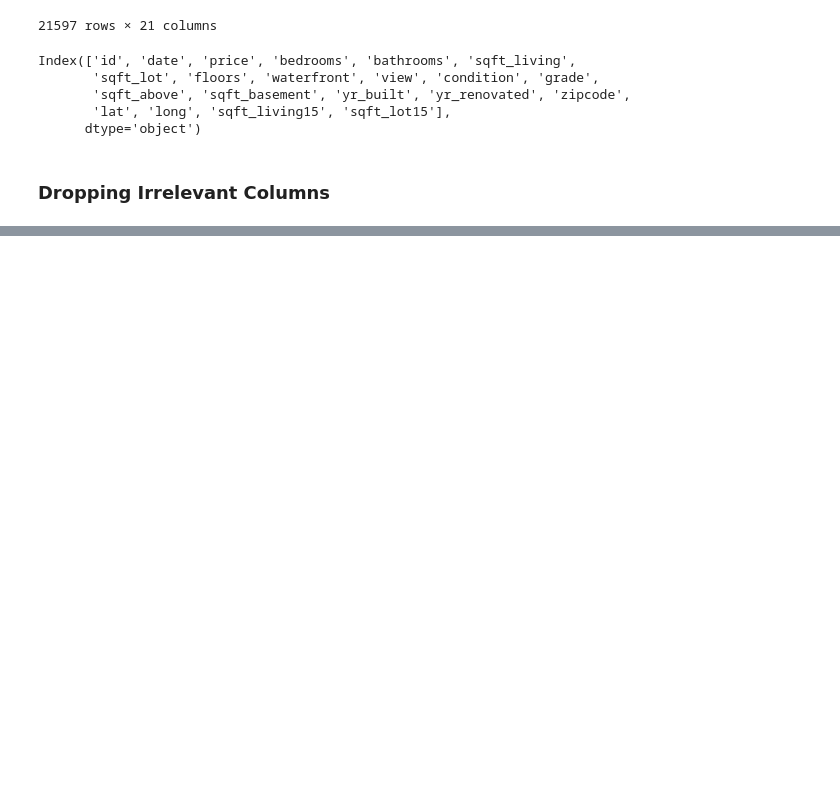
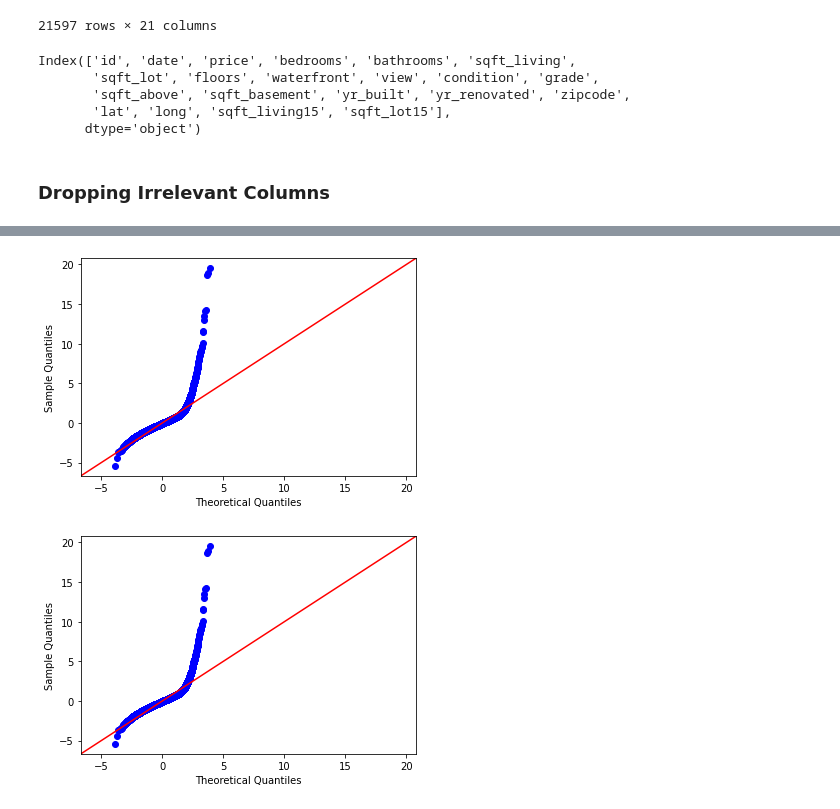
Before and after one commit to kjkahalley/King-County-housing-analysis, a Jupyter notebook: notebooks/exploratory/killian/main_notebook.ipynb, the cells around one changed output, grey strips where cells are left out. Cells and saved outputs as stored; diff of their text form; code cells hidden in the pictures; blank space fills up the shorter version.

Commit message:
Did a bunch of work to the data, and made a fake model to go over the stats associated with it. Need to create functions for the assumptions for the model

```diff
--- a/notebooks/exploratory/killian/main_notebook.ipynb
+++ b/notebooks/exploratory/killian/main_notebook.ipynb
@@ -49 +64,5 @@ df = all_data.drop(['view', 'zipcode', 'lat', 'long', 'sqft_above', 'sqft_living
+# %%
+df['age'] = df['date'] - df['yr_renovated/built']
+# %%
+df.drop(['yr_renovated','yr_built', 'date', 'yr_ren'], axis=1, inplace=True)
 # %%
@@ -63,0 +117,6 @@ Name: yr_renovated, Length: 21597, dtype: float64
+# %%
+X = sm.add_constant(df[['sqft_living', 'floors', 'grade', 'age']])
+Y = df['price']
+model_1 = sm.OLS(Y, X)
+results = model_1.fit()
+results.summary()
@@ -63,0 +148,3 @@ Name: yr_renovated, Length: 21597, dtype: float64
+# %%
+residuals = results.resid
+residuals
@@ -63,0 +164,5 @@ Name: yr_renovated, Length: 21597, dtype: float64
+# %%
+sm.graphics.qqplot(residuals, dist=stats.norm, fit=True, line='45')
+# %% [output]
+[figure, added]
+[figure, added]
```
Also changed, not shown: parts of 13 cells of this notebook.
